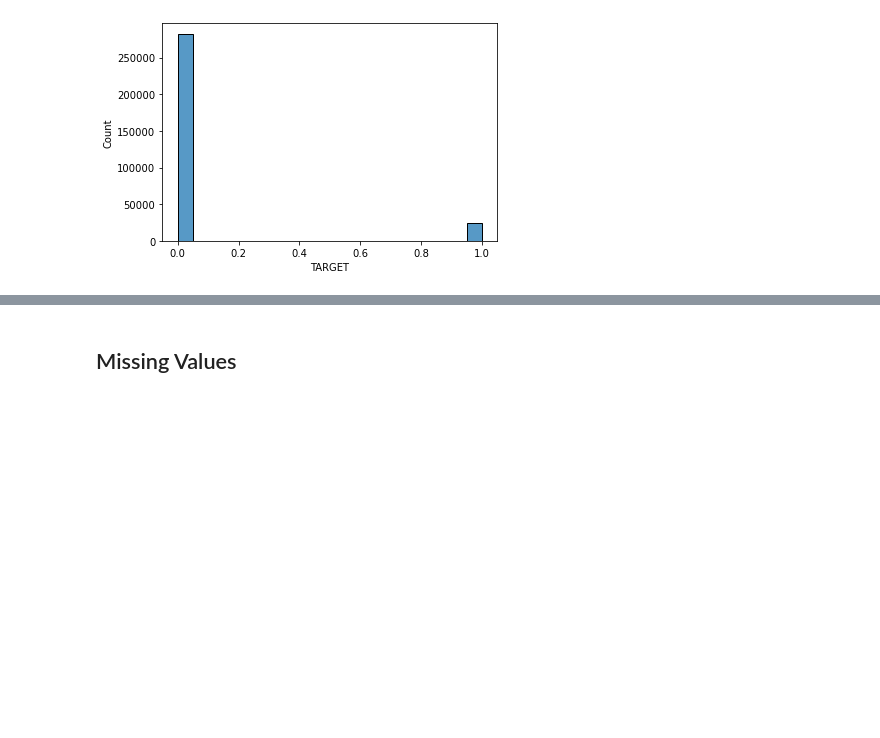
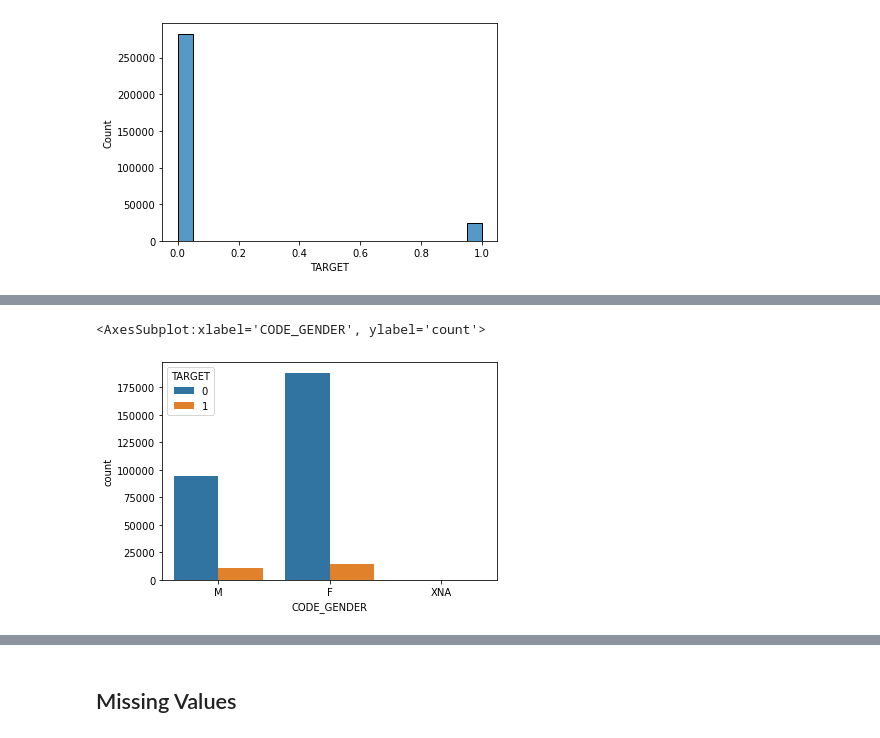
Before and after one commit to yangsaada/home-credit-prediction, a Jupyter notebook: final_project.ipynb, the cells around one changed output, grey strips where cells are left out. Drawn from its saved outputs; the diff is of its cells as text; code cells hidden in the pictures; blank space fills up the shorter version.

```diff
--- a/final_project.ipynb
+++ b/final_project.ipynb
@@ -56,0 +86,5 @@ The data is imbalanced, the target with 1 is much less than target 0. Meaning, m
+# %%
+sns.countplot(data=df_train, x="CODE_GENDER", hue="TARGET")
+# %% [output]
+<AxesSubplot:xlabel='CODE_GENDER', ylabel='count'>
+[figure, added]
```
Also changed, not shown: parts of 49 cells of this notebook.
